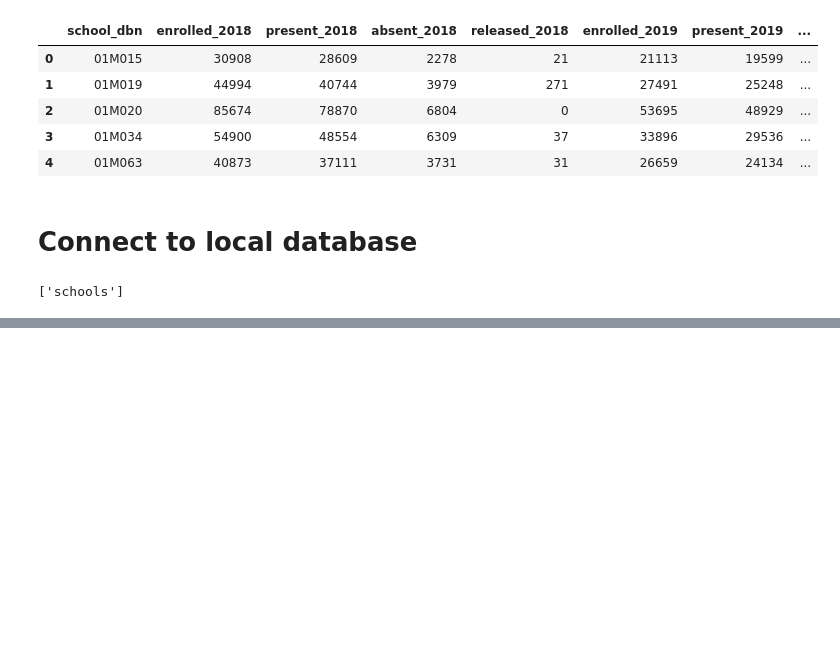
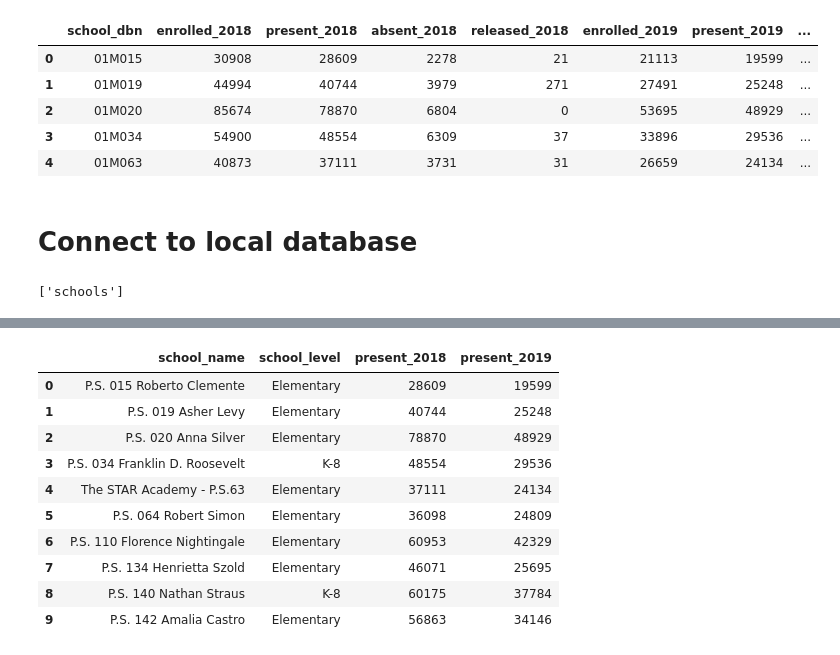
Before and after one commit to kamalnyc17/ETL_Project, a Jupyter notebook: ETL_NYC_Daily_Attendance_By_School.ipynb, the cells around one changed output, grey strips where cells are left out. Cells and saved outputs as stored; diff of their text form; code cells hidden in the pictures; blank space fills up the shorter version.

```diff
--- a/ETL_NYC_Daily_Attendance_By_School.ipynb
+++ b/ETL_NYC_Daily_Attendance_By_School.ipynb
@@ -135,0 +158,15 @@ pd.read_sql_query('select * from schools', con=engine).head()
+# %%
+# compare attendance between 2018 & 2019 by school
+pd.read_sql_query('select school_name, school_level, present_2018, present_2019 from schools', con=engine).head(10)
+# %% [output]
+|  | school_name | school_level | present_2018 | present_2019 |
+| 0 | P.S. 015 Roberto Clemente | Elementary | 28609 | 19599 |
+| 1 | P.S. 019 Asher Levy | Elementary | 40744 | 25248 |
+| 2 | P.S. 020 Anna Silver | Elementary | 78870 | 48929 |
+| 3 | P.S. 034 Franklin D. Roosevelt | K-8 | 48554 | 29536 |
+| 4 | The STAR Academy - P.S.63 | Elementary | 37111 | 24134 |
+| 5 | P.S. 064 Robert Simon | Elementary | 36098 | 24809 |
+| 6 | P.S. 110 Florence Nightingale | Elementary | 60953 | 42329 |
+| 7 | P.S. 134 Henrietta Szold | Elementary | 46071 | 25695 |
+| 8 | P.S. 140 Nathan Straus | K-8 | 60175 | 37784 |
+| 9 | P.S. 142 Amalia Castro | Elementary | 56863 | 34146 |
```
Also changed, not shown: parts of 5 cells of this notebook.
